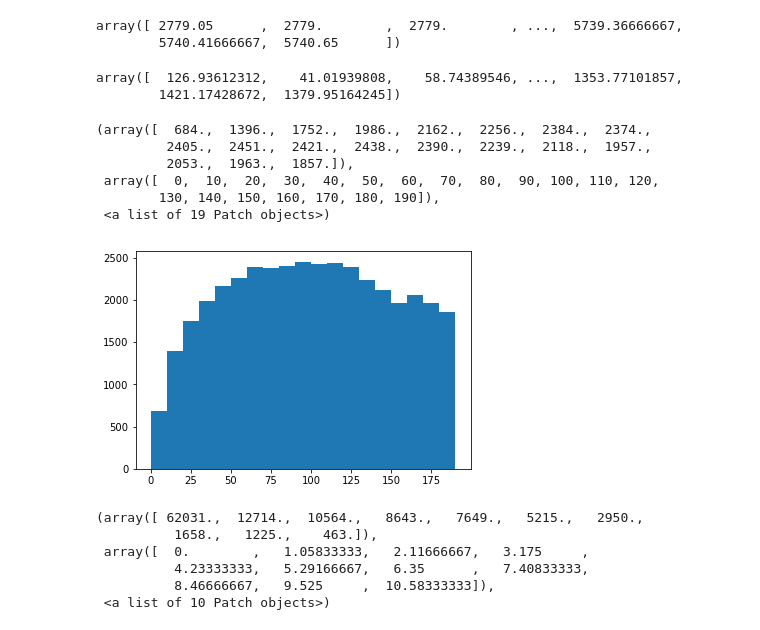
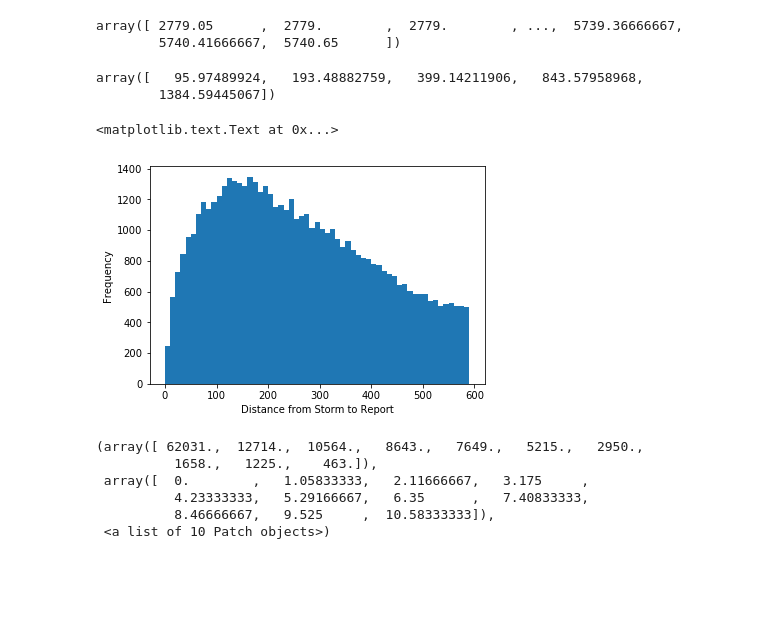
Before and after one commit to djgagne/deepsky, a Jupyter notebook: notebooks/StormPatchHail.ipynb, the cells around one changed output. Cells and saved outputs as stored; diff of their text form; code cells hidden in the pictures; blank space fills up the shorter version.

```diff
--- a/notebooks/StormPatchHail.ipynb
+++ b/notebooks/StormPatchHail.ipynb
@@ -62,6 +54,7 @@ all_vars = list(data.variables.keys())
 all_vars = list(data.variables.keys())
 variable_names = ['composite_reflectivity_entire_atmosphere_current',
                   'precipitable_water_entire_atmosphere_(considered_as_a_single_layer)_current',
+                  'geopotential_height_level_of_adiabatic_condensation_from_sfc_prev',
                   'convective_available_potential_energy_180-0_mb_above_ground_prev',
                   'vertical_u-component_shear_0-6000_m_above_ground_prev',
                   'vertical_v-component_shear_0-6000_m_above_ground_prev',
@@ -131,7 +118,7 @@ min_severe_hail_distance = np.ones(storm_dates.size) * np.nan
 min_times = np.ones(storm_dates.size)
 for s in range(has_severe_hail.size):
     tdiff = pd.TimedeltaIndex(np.abs(severe_reports["datetime"].values - np.datetime64(storm_dates.values[s])))
-    valid_times = np.where((tdiff.total_seconds() / 3600) < 4)[0]
+    valid_times = np.where((tdiff.total_seconds() / 3600) < 3)[0]
     min_times[s] = (tdiff.total_seconds() / 3600).min()
     if len(valid_times) > 0:
         has_severe_hail[s] = np.count_nonzero(gc_distance(storm_centers[s, 0],
@@ -142,22 +129,19 @@ for s in range(has_severe_hail.size):
                                                    storm_centers[s, 1],
                                                    severe_reports.loc[valid_times, "slon"],
                                                    severe_reports.loc[valid_times, "slat"]).min()
-# %%
-min_severe_hail_distance
-# %% [output]
-array([  126.93612312,    41.01939808,    58.74389546, ...,  1353.77101857,
-        1421.17428672,  1379.95164245])
+# %%
+np.nanpercentile(min_severe_hail_distance, [10, 25, 50, 75, 90])
+# %% [output]
+array([   95.97489924,   193.48882759,   399.14211906,   843.57958968,
+        1384.59445067])
 # %%
 plt.hist(min_severe_hail_distance[~np.isnan(min_severe_hail_distance)],
-         bins=np.arange(0, 200, 10), cumulative=False)
+         bins=np.arange(0, 600, 10), cumulative=False)
+plt.xlabel("Distance from Storm to Report")
+plt.ylabel("Frequency")
 # %% [output]
-(array([  684.,  1396.,  1752.,  1986.,  2162.,  2256.,  2384.,  2374.,
-         2405.,  2451.,  2421.,  2438.,  2390.,  2239.,  2118.,  1957.,
-         2053.,  1963.,  1857.]),
- array([  0,  10,  20,  30,  40,  50,  60,  70,  80,  90, 100, 110, 120,
-        130, 140, 150, 160, 170, 180, 190]),
- <a list of 19 Patch objects>)
+<matplotlib.text.Text at 0x...>
-[figure, old version]
+[figure, new version]
 # %%
 plt.hist(min_times)
 # %% [output]
```
Also changed, not shown: parts of 45 cells of this notebook, 2 other files.
